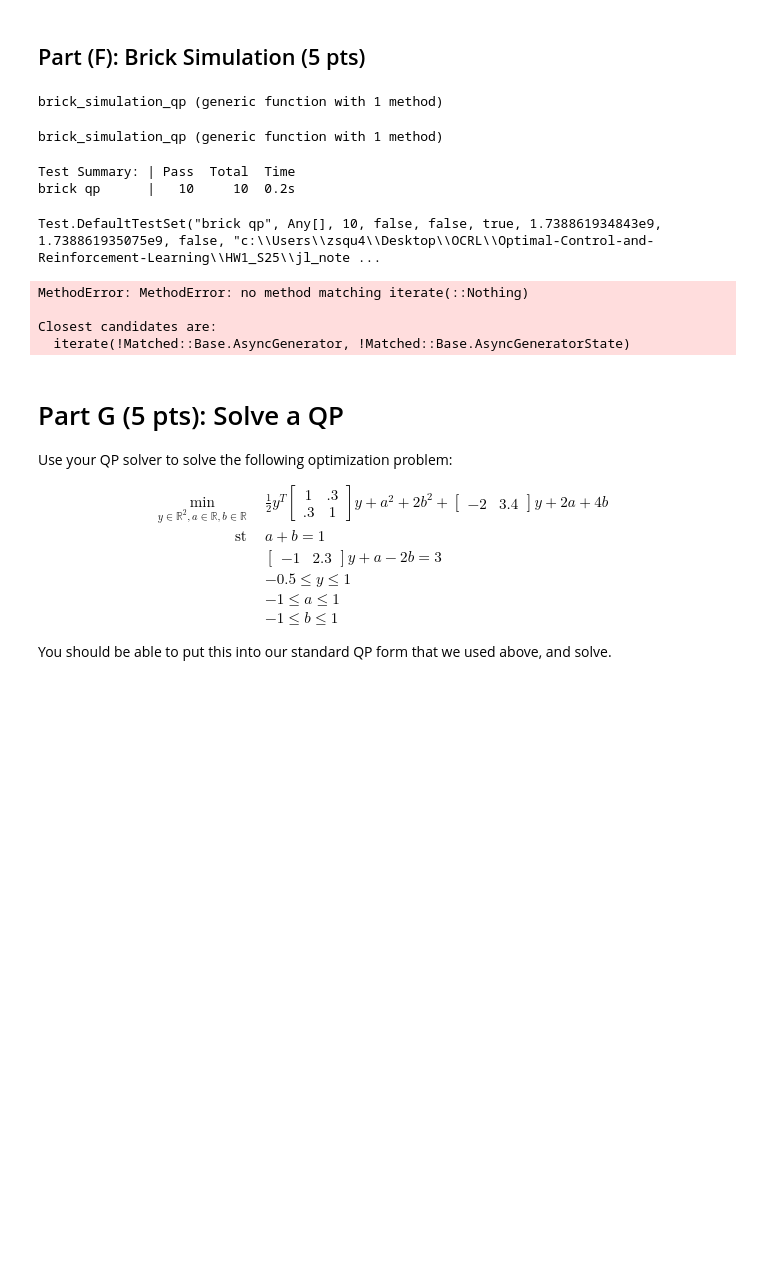
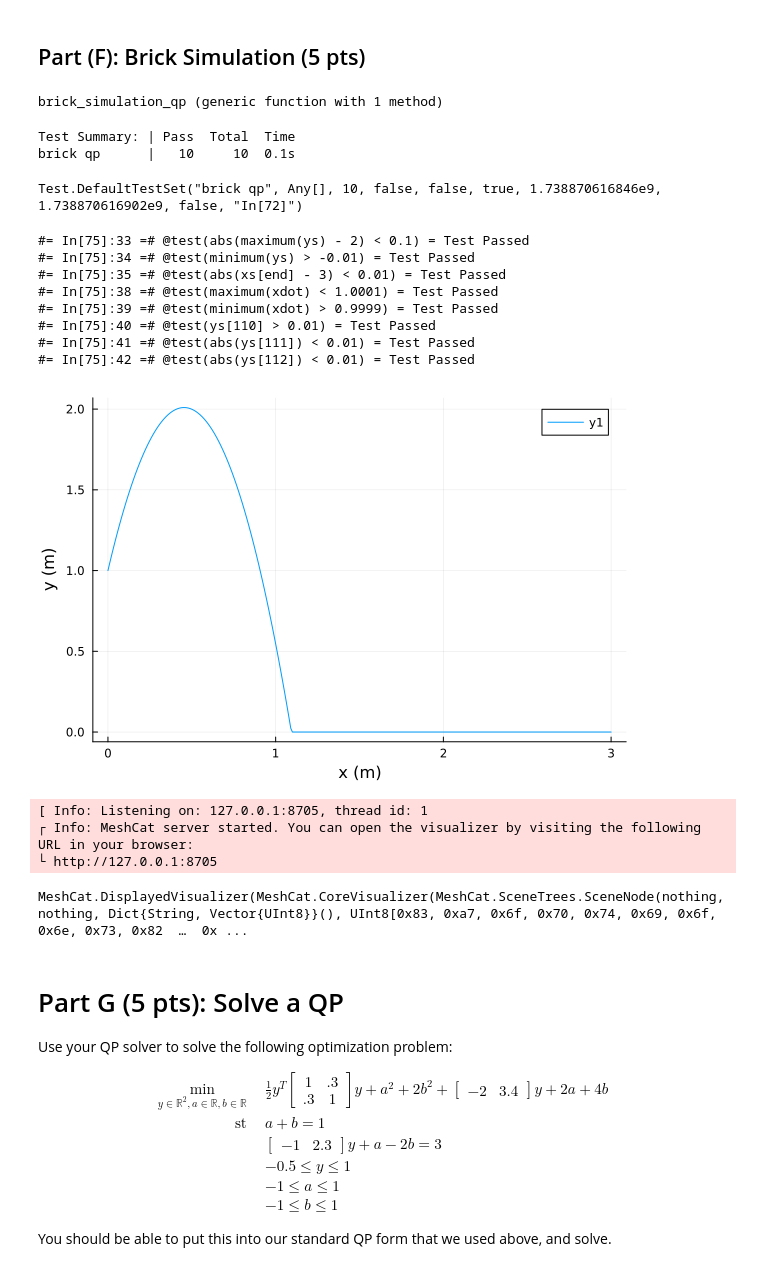
Before and after one commit to zsqu4re/Optimal-Control-and-Reinforcement-Learning, a Jupyter notebook: HW1_S25/Q3.ipynb, the cells around one changed output. Cells and saved outputs as stored; diff of their text form; code cells hidden in the pictures; blank space fills up the shorter version.

```diff
--- a/HW1_S25/Q3.ipynb
+++ b/HW1_S25/Q3.ipynb
@@ -340,34 +340,6 @@ J(q_k + \Delta t \cdot v_{k+1}) &= 0 \quad \quad \text{(primal feasibility)} \\
 \end{align}$$
 # %% [markdown]
 ## Part (F): Brick Simulation (5 pts)
-# %%
-function brick_simulation_qp(q, v; mass = 1.0, Δt = 0.01)
-
-    # TODO: fill in the QP problem data for a simulation step
-    # fill in Q, q, G, h, but leave A, b the same
-    # this is because there are no equality constraints in this qp
-
-    g = [0.0;9.81]
-    M = mass * Matrix{Float64}(I(2))
-    J = [0 1]
-
-
-    qp = (
-        Q = M,
-        q = M*(Δt*g-v),
-        A = zeros(0,2), # don't edit this
-        b = zeros(0),   # don't edit this
-        G = Δt * J,
-        h = -J * (q + Δt * v),
-        xi = 1:2,       # don't edit this
-        μi = [],        # don't edit this
-        σi = 3:3        # don't edit this
-    )
-
-    return qp
-end
-# %% [output]
-brick_simulation_qp (generic function with 1 method)
 # %%
 function brick_simulation_qp(q, v; mass = 1.0, Δt = 0.01)
 
@@ -427,8 +399,8 @@ brick_simulation_qp (generic function with 1 method)
 end
 # %% [output]
 Test Summary: | Pass  Total  Time
-brick qp      |   10     10  0.2s
+brick qp      |   10     10  0.1s
-Test.DefaultTestSet("brick qp", Any[], 10, false, false, true, 1.738861934843e9, 1.738861935075e9, false, "c:\\Users\\zsqu4\\Desktop\\OCRL\\Optimal-Control-and-Reinforcement-Learning\\HW1_S25\\jl_note ...
+Test.DefaultTestSet("brick qp", Any[], 10, false, false, true, 1.738870616846e9, 1.738870616902e9, false, "In[72]")
 # %%
 include(joinpath(@__DIR__, "animate_brick.jl"))
 let
@@ -450,39 +422,47 @@ let
     # you should use this to update qs[k+1]
 
     for k = 1:N-1
         qp = brick_simulation_qp(qs[k], vs[k])
-        x, μ, λ = solve_qp(qp; verbose = false, max_iters = 100, tol = 1e-8)
+        x, μ, λ = solve_qp(qp; verbose = false, max_iters = 150, tol = 1e-8)
         vs[k+1] = x
         qs[k+1] = qs[k] + dt * vs[k+1]
     end
-
 
     xs = [q[1] for q in qs]
     ys = [q[2] for q in qs]
 
     @show @test abs(maximum(ys)-2)<1e-1
     @show @test minimum(ys) > -1e-2
     @show @test abs(xs[end] - 3) < 1e-2
 
     xdot = diff(xs)/dt
     @show @test maximum(xdot) < 1.0001
     @show @test minimum(xdot) > 0.9999
     @show @test ys[110] > 1e-2
     @show @test abs(ys[111]) < 1e-2
     @show @test abs(ys[112]) < 1e-2
 
     display(plot(xs, ys, ylabel = "y (m)", xlabel = "x (m)"))
 
     animate_brick(qs)
 
 
 
 end
 # %% [output]
-MethodError: MethodError: no method matching iterate(::Nothing)
-
-Closest candidates are:
-  iterate(!Matched::Base.AsyncGenerator, !Matched::Base.AsyncGeneratorState)
+#= In[75]:33 =# @test(abs(maximum(ys) - 2) < 0.1) = Test Passed
+#= In[75]:34 =# @test(minimum(ys) > -0.01) = Test Passed
+#= In[75]:35 =# @test(abs(xs[end] - 3) < 0.01) = Test Passed
+#= In[75]:38 =# @test(maximum(xdot) < 1.0001) = Test Passed
+#= In[75]:39 =# @test(minimum(xdot) > 0.9999) = Test Passed
+#= In[75]:40 =# @test(ys[110] > 0.01) = Test Passed
+#= In[75]:41 =# @test(abs(ys[111]) < 0.01) = Test Passed
+#= In[75]:42 =# @test(abs(ys[112]) < 0.01) = Test Passed
+[figure, added]
+[ Info: Listening on: 127.0.0.1:8705, thread id: 1
+┌ Info: MeshCat server started. You can open the visualizer by visiting the following URL in your browser:
+└ http://127.0.0.1:8705
+MeshCat.DisplayedVisualizer(MeshCat.CoreVisualizer(MeshCat.SceneTrees.SceneNode(nothing, nothing, Dict{String, Vector{UInt8}}(), UInt8[0x83, 0xa7, 0x6f, 0x70, 0x74, 0x69, 0x6f, 0x6e, 0x73, 0x82  …  0x ...
 # %% [markdown]
 # Part G (5 pts): Solve a QP
 
```
Also changed, not shown: parts of 4 cells of this notebook, 1 other file.
